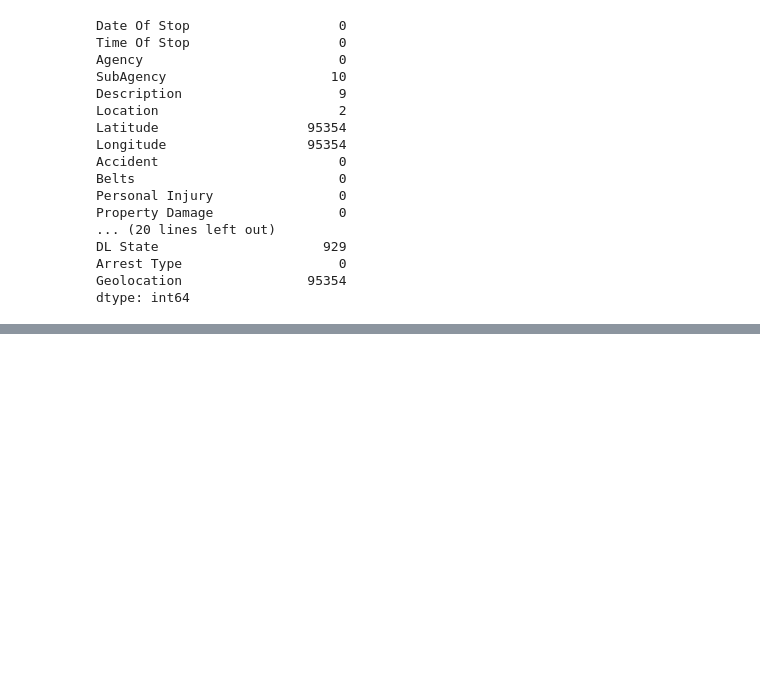
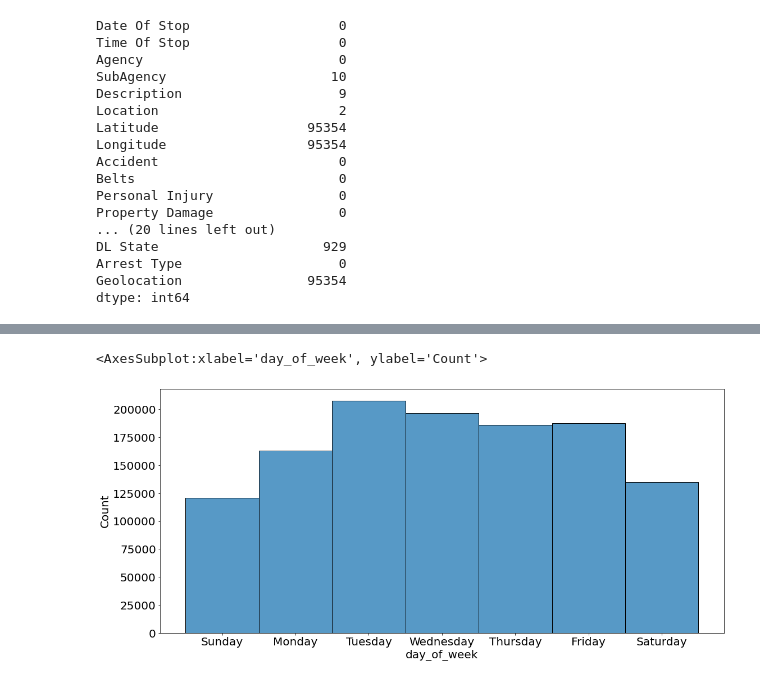
Before and after one commit to Chenchen070/Individual_project, a Jupyter notebook: workbook.ipynb, the cells around one changed output, grey strips where cells are left out. Saved outputs shown, nothing was run; the diff lists cells and outputs as text; code cells hidden in the pictures; blank space fills up the shorter version.

```diff
--- a/workbook.ipynb
+++ b/workbook.ipynb
@@ -358,0 +465,8 @@ dtype: int64
+# %%
+explore['time'] = explore['Date Of Stop'] + ' ' + explore['Time Of Stop']
+# %%
+col = ['Date Of Stop', 'Time Of Stop']
+explore = explore.drop(columns = col)
+# %%
+explore['time'] = pd.to_datetime(explore['time'])
+explore.info()
@@ -358,0 +500,8 @@ dtype: int64
+# %%
+explore.set_index('time', inplace=True)
+explore.sort_index(inplace=True)
+
+explore['month'] = explore.index.strftime('%B')
+explore['day_of_week'] = explore.index.strftime('%A')
+explore['year'] = explore.index.strftime('%Y')
+explore['hour'] = explore.index.strftime('%H')
@@ -358,0 +518,5 @@ dtype: int64
+# %%
+sns.histplot(explore.day_of_week)
+# %% [output]
+<AxesSubplot:xlabel='day_of_week', ylabel='Count'>
+[figure, added]
```
Also changed, not shown: parts of 15 cells of this notebook.
